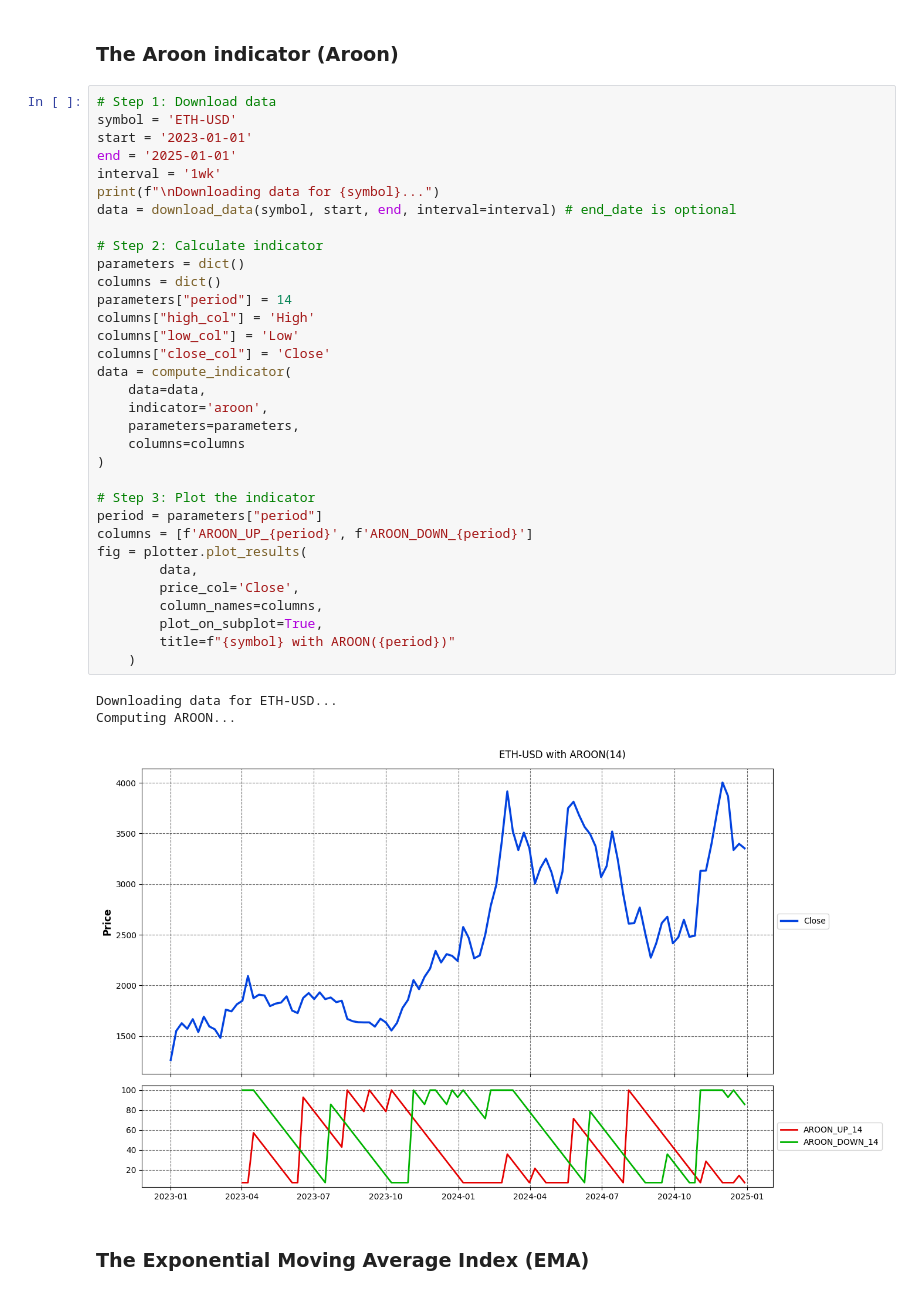
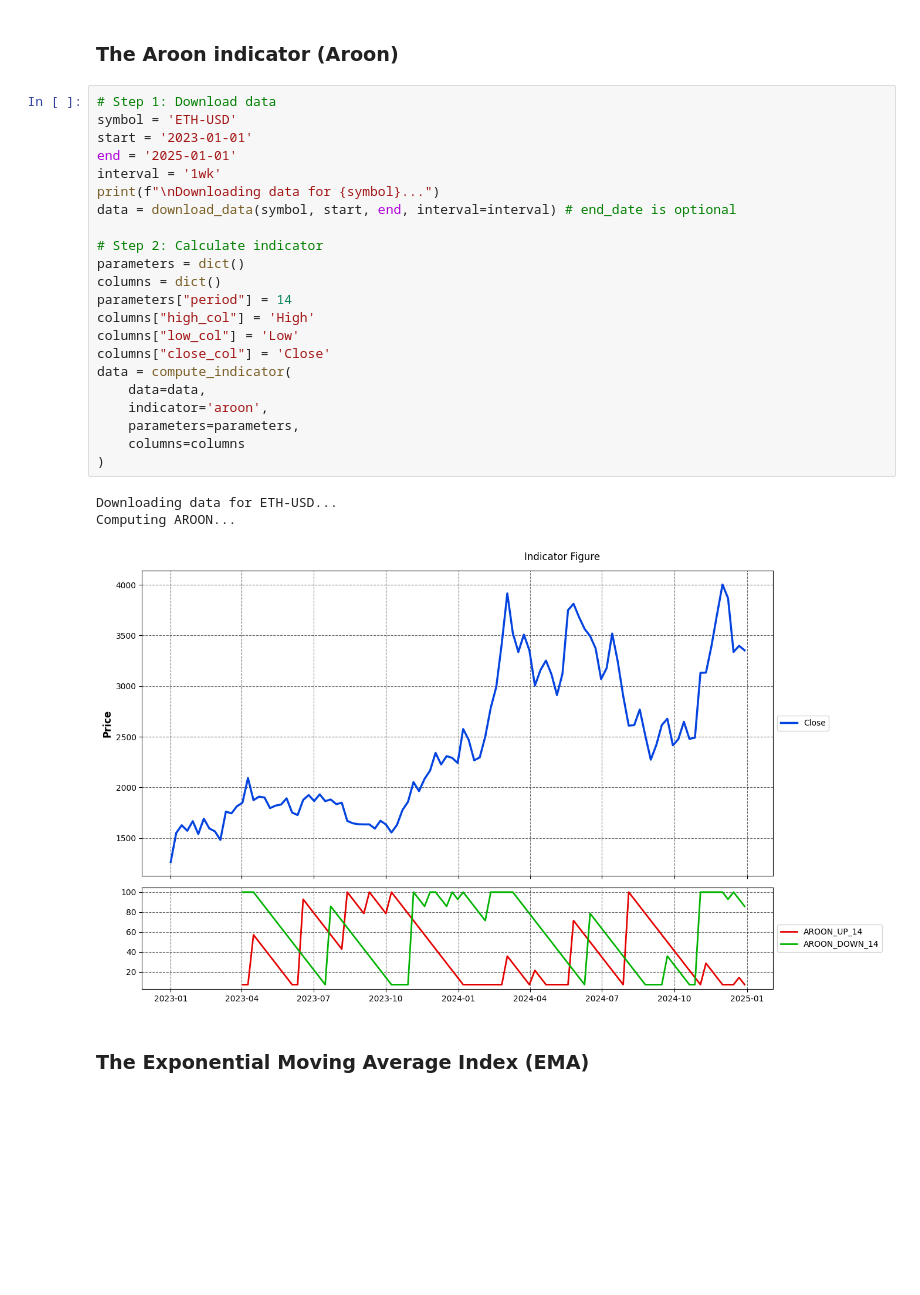
Before and after one commit to BSoybilgen/simple-trade, a Jupyter notebook: examples/indicators/example_trend_indicators.ipynb, the cells around one changed output. Saved outputs shown, nothing was run; the diff lists cells and outputs as text; blank space fills up the shorter version.

```diff
--- a/examples/indicators/example_trend_indicators.ipynb
+++ b/examples/indicators/example_trend_indicators.ipynb
@@ -66,40 +66,29 @@ fig = plotter.plot_results(
 # %%
 # Step 1: Download data
 symbol = 'ETH-USD'
 start = '2023-01-01'
 end = '2025-01-01'
 interval = '1wk'
 print(f"\nDownloading data for {symbol}...")
 data = download_data(symbol, start, end, interval=interval) # end_date is optional
 
 # Step 2: Calculate indicator
 parameters = dict()
 columns = dict()
 parameters["period"] = 14
 columns["high_col"] = 'High'
 columns["low_col"] = 'Low'
 columns["close_col"] = 'Close'
 data = compute_indicator(
     data=data,
     indicator='aroon',
     parameters=parameters,
     columns=columns
 )
-
-# Step 3: Plot the indicator
-period = parameters["period"]
-columns = [f'AROON_UP_{period}', f'AROON_DOWN_{period}']
-fig = plotter.plot_results(
-        data,
-        price_col='Close',
-        column_names=columns,
-        plot_on_subplot=True,
-        title=f"{symbol} with AROON({period})"
-    )
 # %% [output]
 Downloading data for ETH-USD...
 Computing AROON...
-[figure, old version]
+[figure, new version]
 # %% [markdown]
 ### The Exponential Moving Average Index (EMA)
 # %%
```
Also changed, not shown: parts of 11 cells of this notebook, 3 other files.
